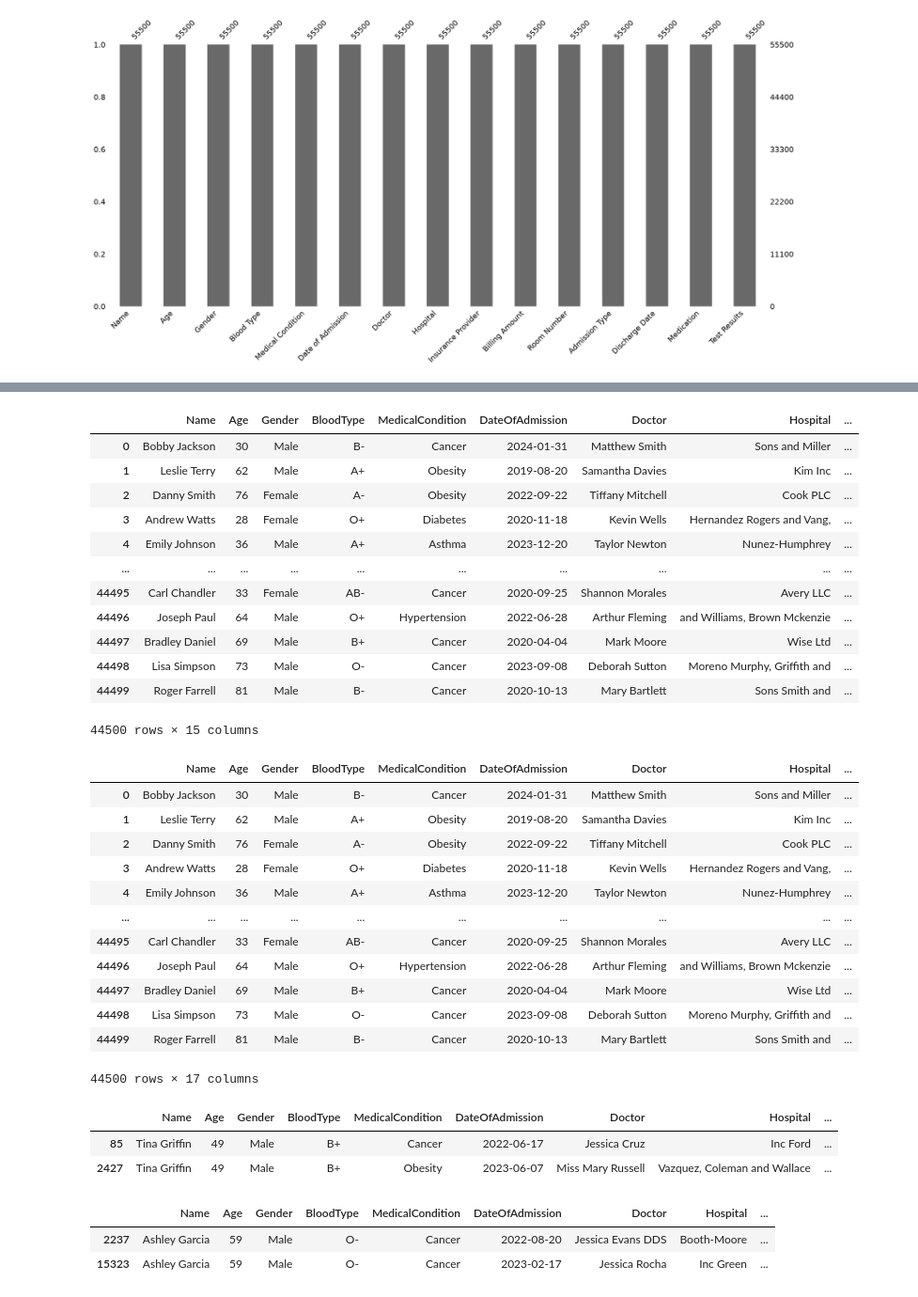
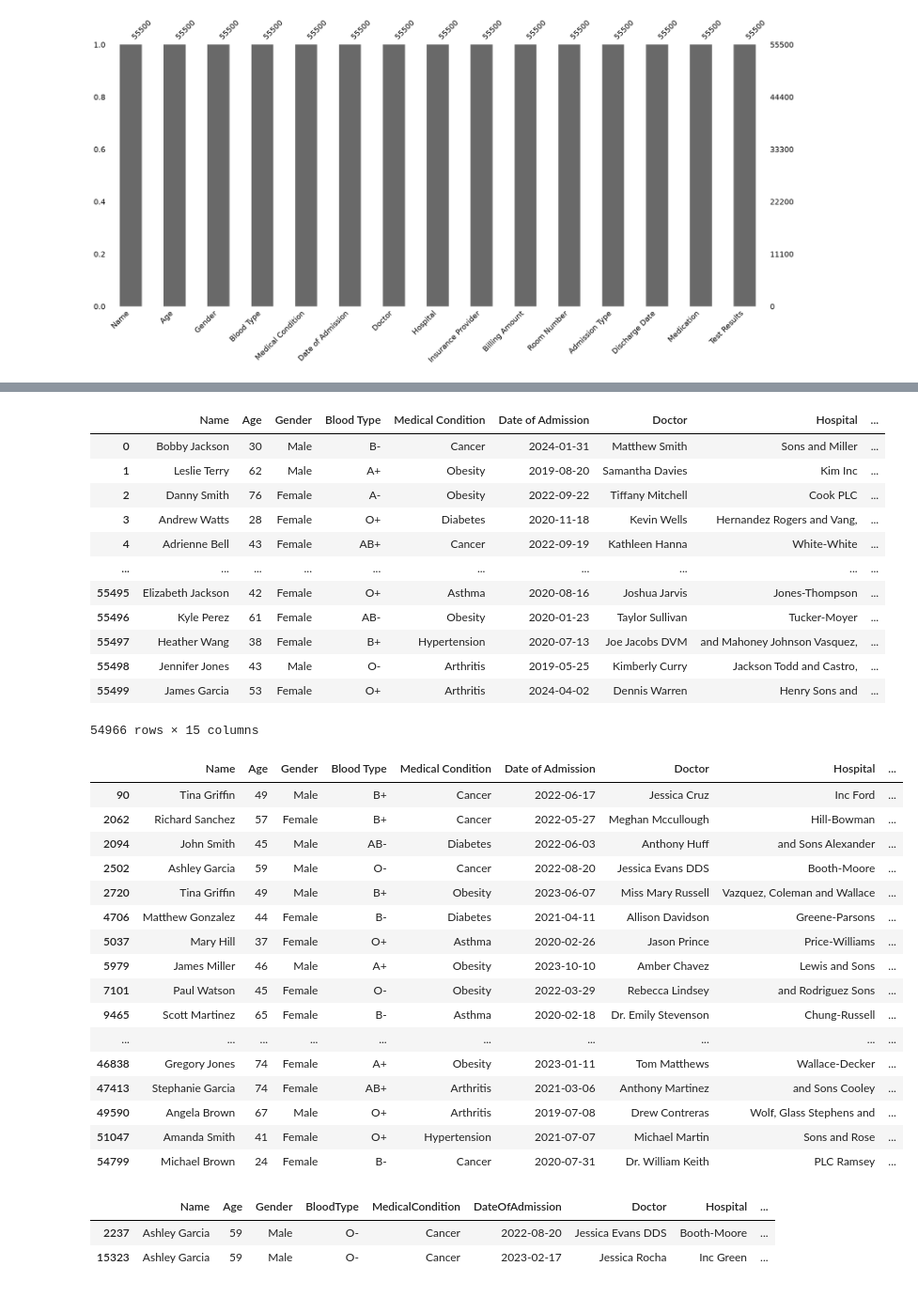
Before and after one commit to arnaud-degreze/medical-data-migration, a Jupyter notebook: exploratory.ipynb, the cells around one changed output, grey strips where cells are left out. Shown at 94% size. Cells and saved outputs as stored; diff of their text form; code cells hidden in the pictures.

```diff
--- a/exploratory.ipynb
+++ b/exploratory.ipynb
@@ -29,5 +26,4 @@ def drop_duplicates_w_criterias(df: pd.DataFrame):
 # %%
 pth = 'data/healthcare_dataset.csv'
 
-df = load_data(pth)
-dic_dfs = clean_data(df)
+df = pd.read_csv(pth)
@@ -76,7 +49,7 @@ msno.bar(df)
 df["Name"]=df["Name"].str.title()
 len_df_original = len(df)
 # %%
-df_wo_doublons = drop_duplicates_w_criterias(df)
+df_wo_doublons = df.drop_duplicates()
 
 print(f"La suppression des doublons a occasionné {len_df_original - len(df_wo_doublons)} lignes supprimées.\n"
       f"Environ {round((len_df_original - len(df_wo_doublons)) / len_df_original * 100,1)}% du fichier a donc été affecté.")
@@ -102,5 +58,0 @@ df_wo_doublons
-# %%
-new_cols_name = format_header(df)
-df_wo_doublons.rename(columns = new_cols_name, inplace=True)
-
-df_wo_doublons
@@ -122,44 +60,39 @@ df_wo_doublons
 test= df_wo_doublons.copy()
 test
 # %% [output]
-|  | Name | Age | Gender | BloodType | MedicalCondition | DateOfAdmission | Doctor | Hospital | ... |
+|  | Name | Age | Gender | Blood Type | Medical Condition | Date of Admission | Doctor | Hospital | ... |
 | 0 | Bobby Jackson | 30 | Male | B- | Cancer | 2024-01-31 | Matthew Smith | Sons and Miller | ... |
 | 1 | Leslie Terry | 62 | Male | A+ | Obesity | 2019-08-20 | Samantha Davies | Kim Inc | ... |
 | 2 | Danny Smith | 76 | Female | A- | Obesity | 2022-09-22 | Tiffany Mitchell | Cook PLC | ... |
 | 3 | Andrew Watts | 28 | Female | O+ | Diabetes | 2020-11-18 | Kevin Wells | Hernandez Rogers and Vang, | ... |
-| 4 | Emily Johnson | 36 | Male | A+ | Asthma | 2023-12-20 | Taylor Newton | Nunez-Humphrey | ... |
+| 4 | Adrienne Bell | 43 | Female | AB+ | Cancer | 2022-09-19 | Kathleen Hanna | White-White | ... |
 | ... | ... | ... | ... | ... | ... | ... | ... | ... | ... |
-| 44495 | Carl Chandler | 33 | Female | AB- | Cancer | 2020-09-25 | Shannon Morales | Avery LLC | ... |
-| 44496 | Joseph Paul | 64 | Male | O+ | Hypertension | 2022-06-28 | Arthur Fleming | and Williams, Brown Mckenzie | ... |
-| 44497 | Bradley Daniel | 69 | Male | B+ | Cancer | 2020-04-04 | Mark Moore | Wise Ltd | ... |
-| 44498 | Lisa Simpson | 73 | Male | O- | Cancer | 2023-09-08 | Deborah Sutton | Moreno Murphy, Griffith and | ... |
-| 44499 | Roger Farrell | 81 | Male | B- | Cancer | 2020-10-13 | Mary Bartlett | Sons Smith and | ... |
+| 55495 | Elizabeth Jackson | 42 | Female | O+ | Asthma | 2020-08-16 | Joshua Jarvis | Jones-Thompson | ... |
+| 55496 | Kyle Perez | 61 | Female | AB- | Obesity | 2020-01-23 | Taylor Sullivan | Tucker-Moyer | ... |
+| 55497 | Heather Wang | 38 | Female | B+ | Hypertension | 2020-07-13 | Joe Jacobs DVM | and Mahoney Johnson Vasquez, | ... |
+| 55498 | Jennifer Jones | 43 | Male | O- | Arthritis | 2019-05-25 | Kimberly Curry | Jackson Todd and Castro, | ... |
+| 55499 | James Garcia | 53 | Female | O+ | Arthritis | 2024-04-02 | Dennis Warren | Henry Sons and | ... |
-44500 rows × 15 columns
+54966 rows × 15 columns
-# %%
-test[["Prenom","Nom"]] = test["Name"].apply(
-    lambda name: pd.Series(normalize_name(name))
-)
-test
-# %% [output]
-|  | Name | Age | Gender | BloodType | MedicalCondition | DateOfAdmission | Doctor | Hospital | ... |
-| 0 | Bobby Jackson | 30 | Male | B- | Cancer | 2024-01-31 | Matthew Smith | Sons and Miller | ... |
-| 1 | Leslie Terry | 62 | Male | A+ | Obesity | 2019-08-20 | Samantha Davies | Kim Inc | ... |
-| 2 | Danny Smith | 76 | Female | A- | Obesity | 2022-09-22 | Tiffany Mitchell | Cook PLC | ... |
-| 3 | Andrew Watts | 28 | Female | O+ | Diabetes | 2020-11-18 | Kevin Wells | Hernandez Rogers and Vang, | ... |
-| 4 | Emily Johnson | 36 | Male | A+ | Asthma | 2023-12-20 | Taylor Newton | Nunez-Humphrey | ... |
-| ... | ... | ... | ... | ... | ... | ... | ... | ... | ... |
-| 44495 | Carl Chandler | 33 | Female | AB- | Cancer | 2020-09-25 | Shannon Morales | Avery LLC | ... |
-| 44496 | Joseph Paul | 64 | Male | O+ | Hypertension | 2022-06-28 | Arthur Fleming | and Williams, Brown Mckenzie | ... |
-| 44497 | Bradley Daniel | 69 | Male | B+ | Cancer | 2020-04-04 | Mark Moore | Wise Ltd | ... |
-| 44498 | Lisa Simpson | 73 | Male | O- | Cancer | 2023-09-08 | Deborah Sutton | Moreno Murphy, Griffith and | ... |
-| 44499 | Roger Farrell | 81 | Male | B- | Cancer | 2020-10-13 | Mary Bartlett | Sons Smith and | ... |
-44500 rows × 17 columns
 # %%
-df_wo_doublons[df_wo_doublons[["Name","Gender","BloodType","Age"]].duplicated(keep=False)].loc[df_wo_doublons["Name"]=="Tina Griffin"]
+df_wo_doublons[df_wo_doublons[["Name","Gender","Blood Type","Age"]].duplicated(keep=False)]
 # %% [output]
-|  | Name | Age | Gender | BloodType | MedicalCondition | DateOfAdmission | Doctor | Hospital | ... |
-| 85 | Tina Griffin | 49 | Male | B+ | Cancer | 2022-06-17 | Jessica Cruz | Inc Ford | ... |
-| 2427 | Tina Griffin | 49 | Male | B+ | Obesity | 2023-06-07 | Miss Mary Russell | Vazquez, Coleman and Wallace | ... |
+|  | Name | Age | Gender | Blood Type | Medical Condition | Date of Admission | Doctor | Hospital | ... |
+| 90 | Tina Griffin | 49 | Male | B+ | Cancer | 2022-06-17 | Jessica Cruz | Inc Ford | ... |
+| 2062 | Richard Sanchez | 57 | Female | B+ | Cancer | 2022-05-27 | Meghan Mccullough | Hill-Bowman | ... |
+| 2094 | John Smith | 45 | Male | AB- | Diabetes | 2022-06-03 | Anthony Huff | and Sons Alexander | ... |
+| 2502 | Ashley Garcia | 59 | Male | O- | Cancer | 2022-08-20 | Jessica Evans DDS | Booth-Moore | ... |
+| 2720 | Tina Griffin | 49 | Male | B+ | Obesity | 2023-06-07 | Miss Mary Russell | Vazquez, Coleman and Wallace | ... |
+| 4706 | Matthew Gonzalez | 44 | Female | B- | Diabetes | 2021-04-11 | Allison Davidson | Greene-Parsons | ... |
+| 5037 | Mary Hill | 37 | Female | O+ | Asthma | 2020-02-26 | Jason Prince | Price-Williams | ... |
+| 5979 | James Miller | 46 | Male | A+ | Obesity | 2023-10-10 | Amber Chavez | Lewis and Sons | ... |
+| 7101 | Paul Watson | 45 | Female | O- | Obesity | 2022-03-29 | Rebecca Lindsey | and Rodriguez Sons | ... |
+| 9465 | Scott Martinez | 65 | Female | B- | Asthma | 2020-02-18 | Dr. Emily Stevenson | Chung-Russell | ... |
+| ... | ... | ... | ... | ... | ... | ... | ... | ... | ... |
+| 46838 | Gregory Jones | 74 | Female | A+ | Obesity | 2023-01-11 | Tom Matthews | Wallace-Decker | ... |
+| 47413 | Stephanie Garcia | 74 | Female | AB+ | Arthritis | 2021-03-06 | Anthony Martinez | and Sons Cooley | ... |
+| 49590 | Angela Brown | 67 | Male | O+ | Arthritis | 2019-07-08 | Drew Contreras | Wolf, Glass Stephens and | ... |
+| 51047 | Amanda Smith | 41 | Female | O+ | Hypertension | 2021-07-07 | Michael Martin | Sons and Rose | ... |
+| 54799 | Michael Brown | 24 | Female | B- | Cancer | 2020-07-31 | Dr. William Keith | PLC Ramsey | ... |
 # %%
 unique_person = (
     df_wo_doublons[
```
Also changed, not shown: parts of 14 cells of this notebook, 2 other files.
